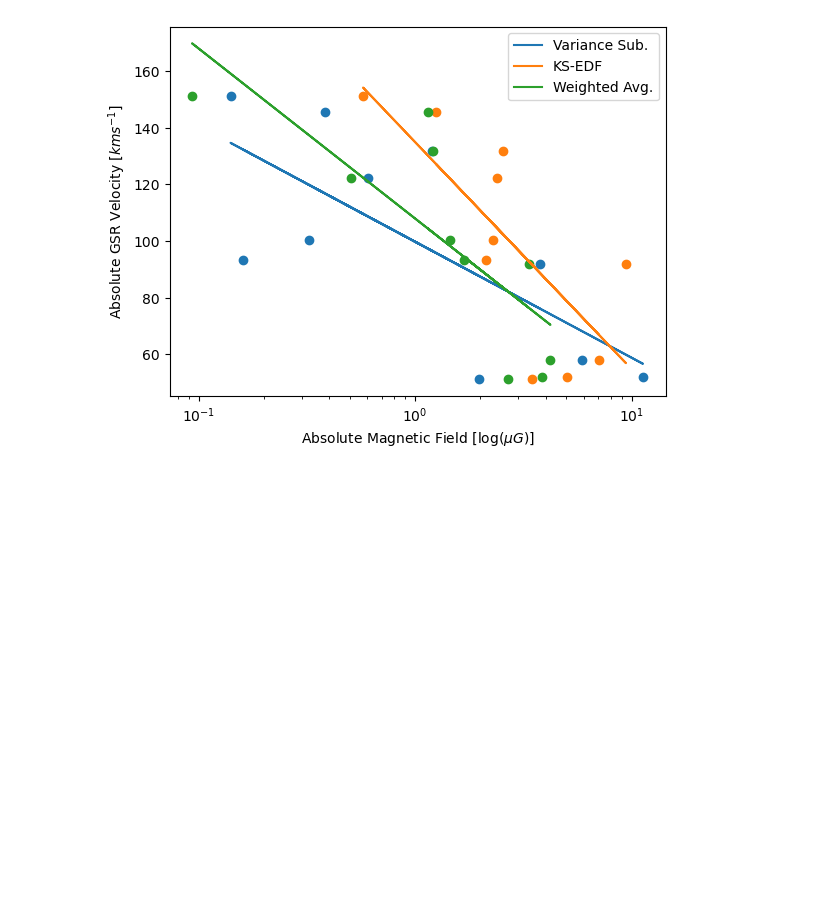
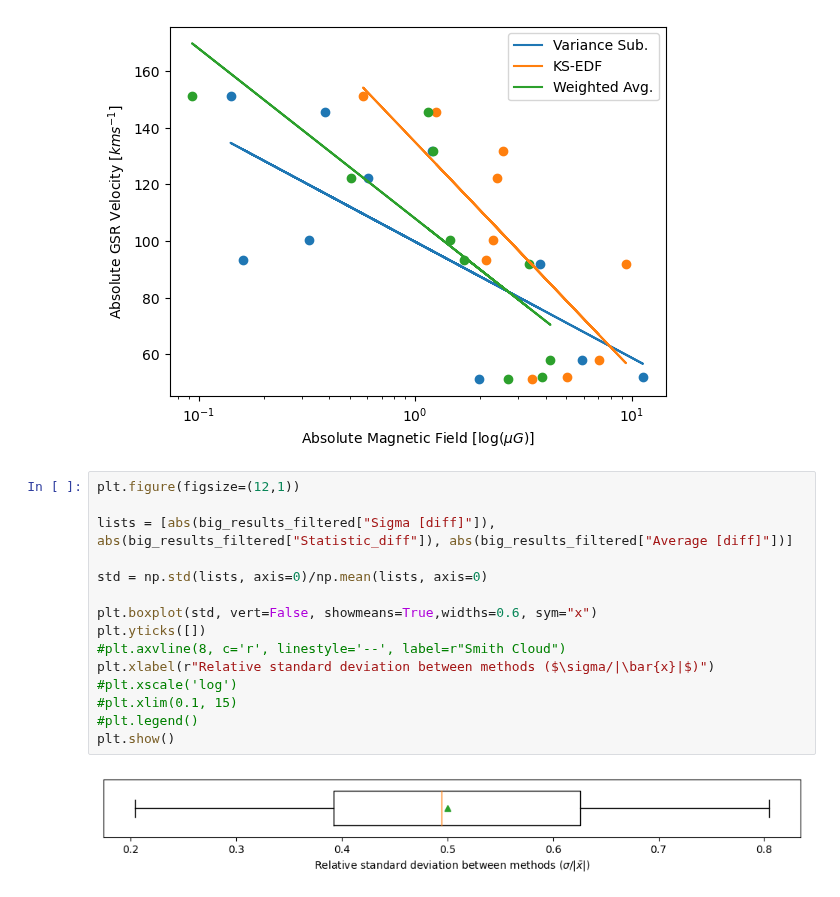
Before and after one commit to Olivex727/hvc-magnetic-honours-programs, a Jupyter notebook: synthesis/weighted_mean.ipynb, the cells around one changed output. Cells and saved outputs as stored; diff of their text form; blank space fills up the shorter version.

Commit message:
weighted mean final

```diff
--- a/synthesis/weightedmean.ipynb
+++ b/synthesis/weighted_mean.ipynb
@@ -216,3 +216,20 @@ Var. Sub. R^2:   0.5186636363538069
 KS-EDF R^2:      0.5714890256256061
 Wgt. Avg. R^2:   0.6329942540354568
 [figure]
+# %%
+plt.figure(figsize=(12,1))
+
+lists = [abs(big_results_filtered["Sigma [diff]"]), abs(big_results_filtered["Statistic_diff"]), abs(big_results_filtered["Average [diff]"])]
+
+std = np.std(lists, axis=0)/np.mean(lists, axis=0)
+
+plt.boxplot(std, vert=False, showmeans=True,widths=0.6, sym="x")
+plt.yticks([])
+#plt.axvline(8, c='r', linestyle='--', label=r"Smith Cloud")
+plt.xlabel(r"Relative standard deviation between methods ($\sigma/|\bar{x}|$)")
+#plt.xscale('log')
+#plt.xlim(0.1, 15)
+#plt.legend()
+plt.show()
+# %% [output]
+[figure, added]
```
